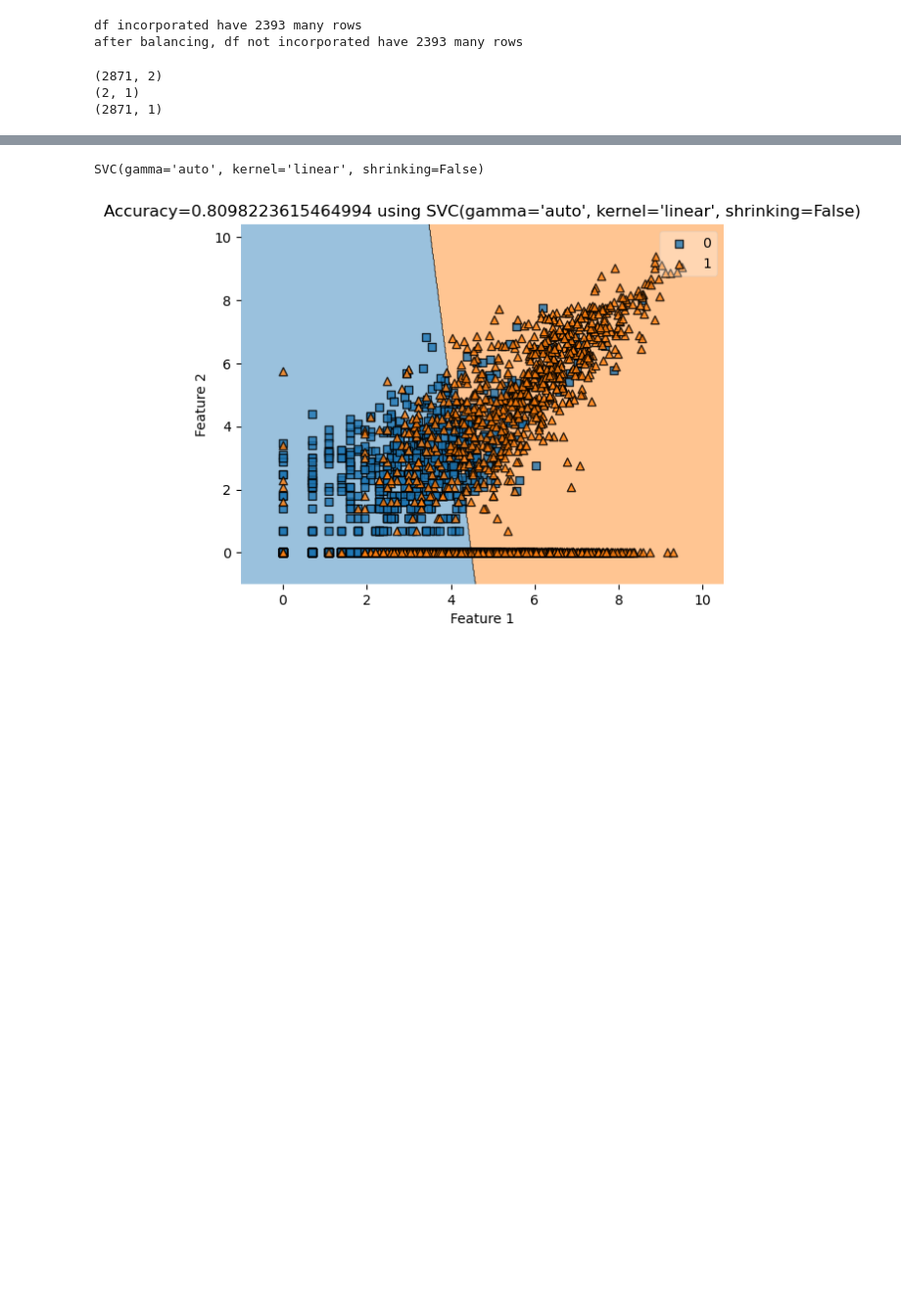
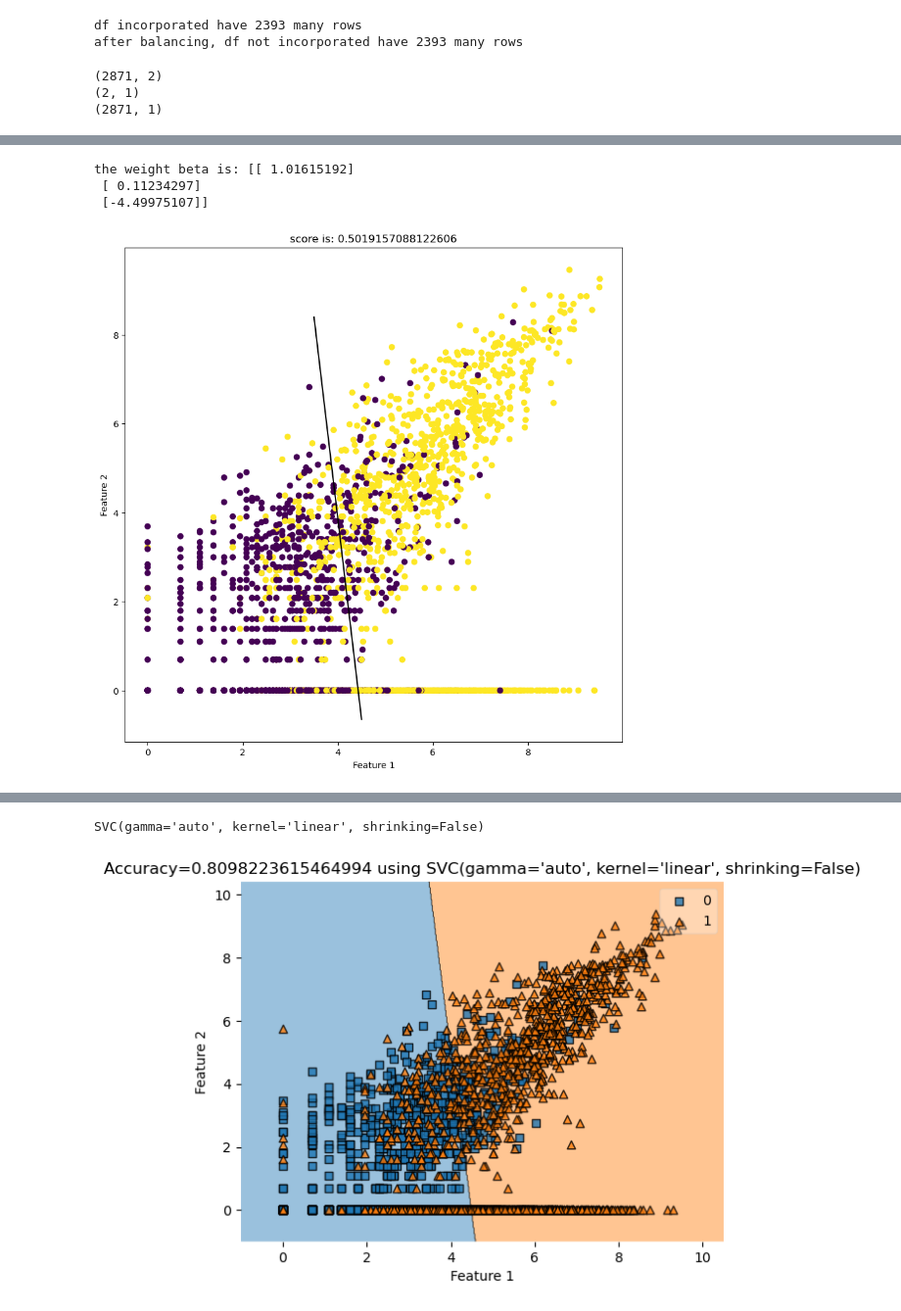
Before and after one commit to Xianzhiwang1/Leet-Code-Project, a Jupyter notebook: posts/final-blog-post/test.ipynb, the cells around one changed output, grey strips where cells are left out. Shown at 98% size. Saved outputs shown, nothing was run; the diff lists cells and outputs as text; code cells hidden in the pictures; blank space fills up the shorter version.

```diff
--- a/posts/final-blog-post/test.ipynb
+++ b/posts/final-blog-post/test.ipynb
@@ -134,3 +116,10 @@ ValueError: Dot product shape mismatch, (251001, 3) vs (2, 1)
+# %%
+NR.bare_bone_plot(X_train, y_train)
+# %% [output]
+the weight beta is: [[ 1.01615192]
+ [ 0.11234297]
+ [-4.49975107]]
+[figure, added]
 # %%
 # from final_plot import plot_stuff
 # PS = plot_stuff()
```
Also changed, not shown: parts of 17 cells of this notebook, 2 other files.
